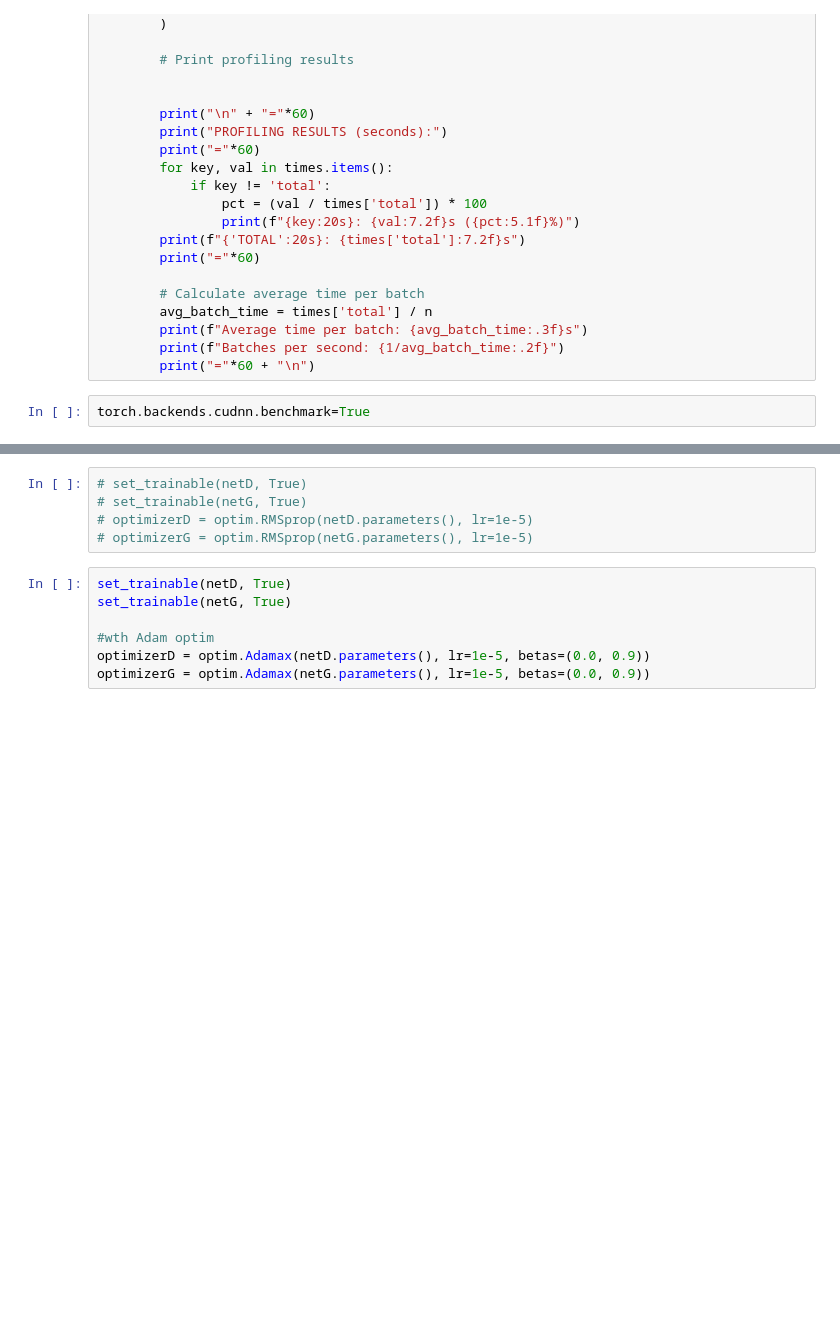
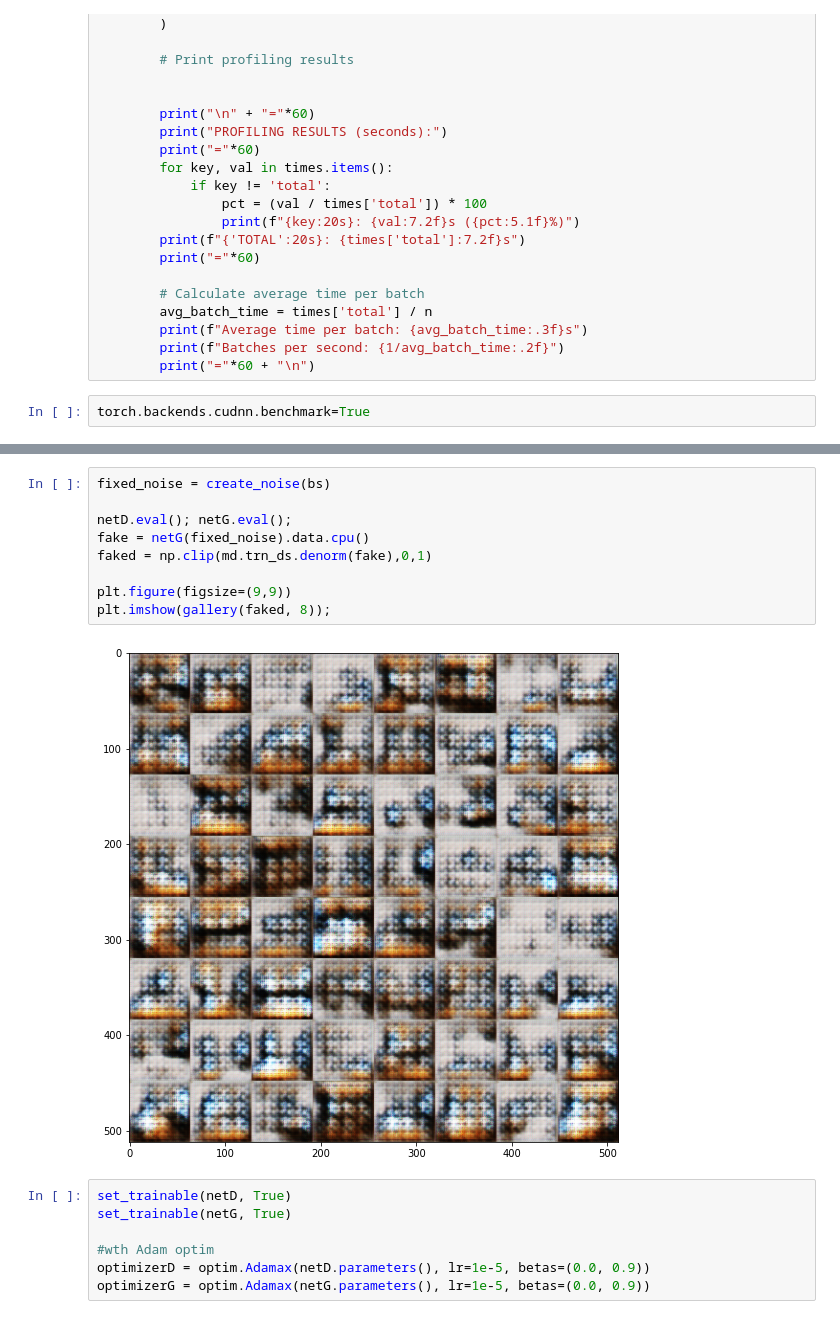
Before and after one commit to mtm-007/older_pytorch_installation, a Jupyter notebook: nb/Wgan-GP.ipynb, the cells around one changed output, grey strips where cells are left out. Drawn from its saved outputs; the diff is of its cells as text; blank space fills up the shorter version.

Commit message:
wgan and wgan-gp train run

```diff
--- a/nb/Wgan-GP.ipynb
+++ b/nb/Wgan-GP.ipynb
@@ -332,8 +333,14 @@ Avg batch time so far: 0.611s | Batches/sec: 1.64
-# %%
-# set_trainable(netD, True)
-# set_trainable(netG, True)
-# optimizerD = optim.RMSprop(netD.parameters(), lr=1e-5)
-# optimizerG = optim.RMSprop(netG.parameters(), lr=1e-5)
+# %%
+fixed_noise = create_noise(bs)
+
+netD.eval(); netG.eval();
+fake = netG(fixed_noise).data.cpu()
+faked = np.clip(md.trn_ds.denorm(fake),0,1)
+
+plt.figure(figsize=(9,9))
+plt.imshow(gallery(faked, 8));
+# %% [output]
+[figure, added]
 # %%
 set_trainable(netD, True)
 set_trainable(netG, True)
```
Also changed, not shown: parts of 1 cell of this notebook, 1 other file.
